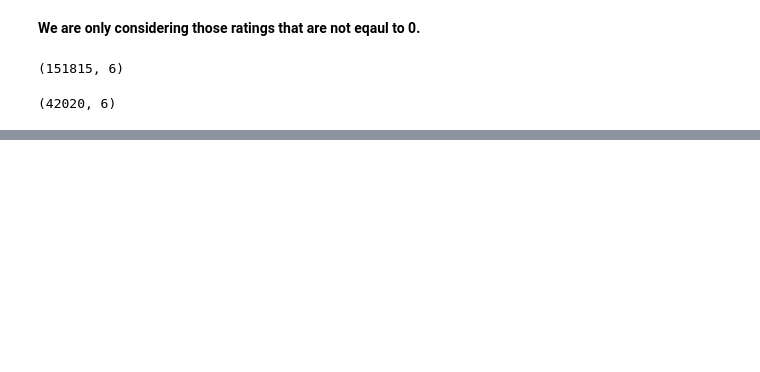
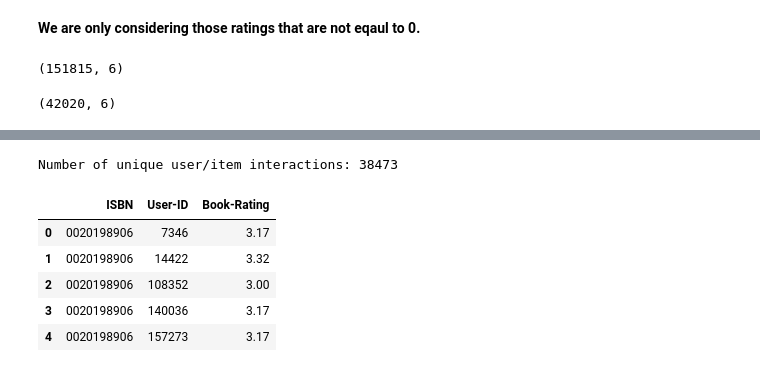
Before and after one commit to Aaryant31/Book_Recommendation_system, a Jupyter notebook: Rahul_Kumar_Soni_Book_Recommendation_System.ipynb, the cells around one changed output, grey strips where cells are left out. Cells and saved outputs as stored; diff of their text form; code cells hidden in the pictures; blank space fills up the shorter version.

```diff
--- a/Rahul_Kumar_Soni_Book_Recommendation_System.ipynb
+++ b/Rahul_Kumar_Soni_Book_Recommendation_System.ipynb
@@ -575,0 +620,16 @@ us_user_rating.head()
+# %%
+import math
+def smooth_user_preference(x):
+    return math.log(1+x, 2)
+
+interactions_full_df = interactions_from_selected_users_df.groupby(['ISBN', 'User-ID'])['Book-Rating'].sum().apply(smooth_user_preference).reset_index()
+print('Number of unique user/item interactions: %d' % len(interactions_full_df))
+interactions_full_df.head()
+# %% [output]
+Number of unique user/item interactions: 38473
+|  | ISBN | User-ID | Book-Rating |
+| 0 | 0020198906 | 7346 | 3.17 |
+| 1 | 0020198906 | 14422 | 3.32 |
+| 2 | 0020198906 | 108352 | 3.00 |
+| 3 | 0020198906 | 140036 | 3.17 |
+| 4 | 0020198906 | 157273 | 3.17 |
```
Also changed, not shown: parts of 15 cells of this notebook.
